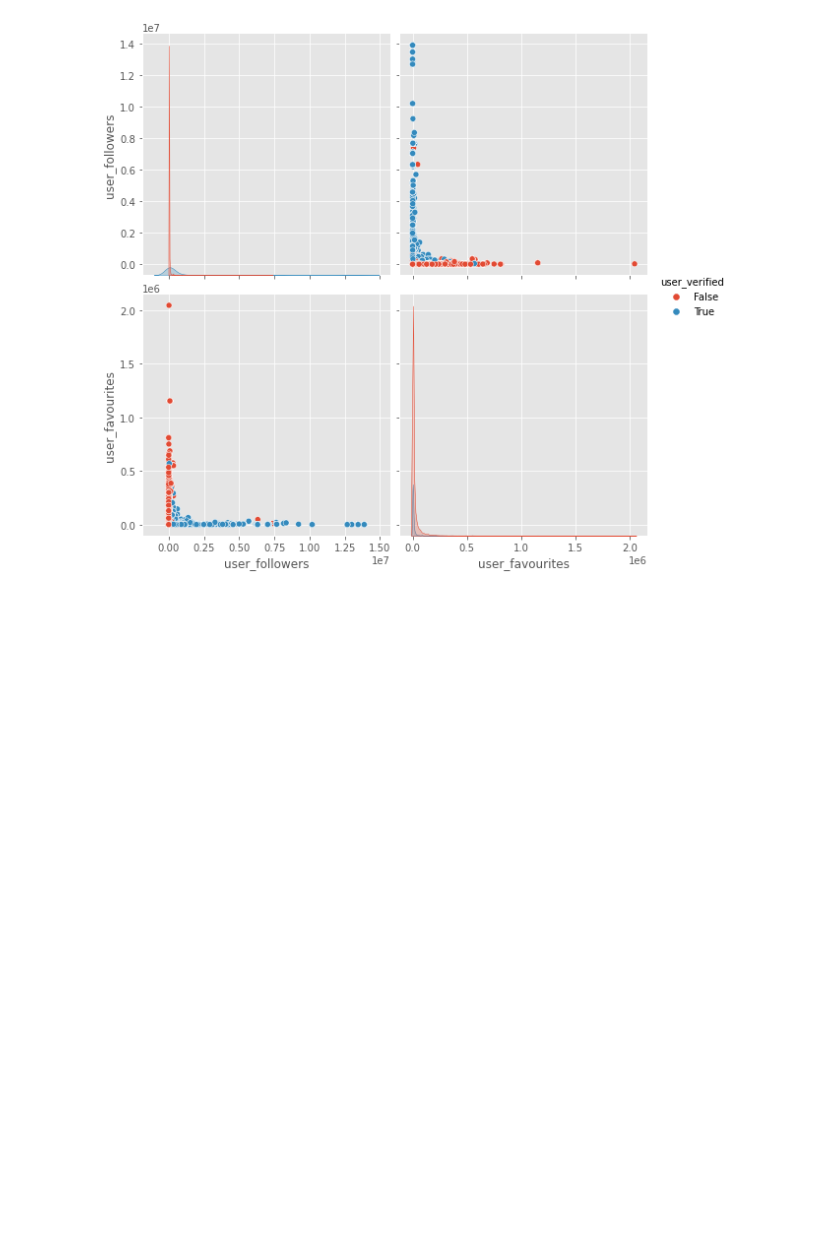
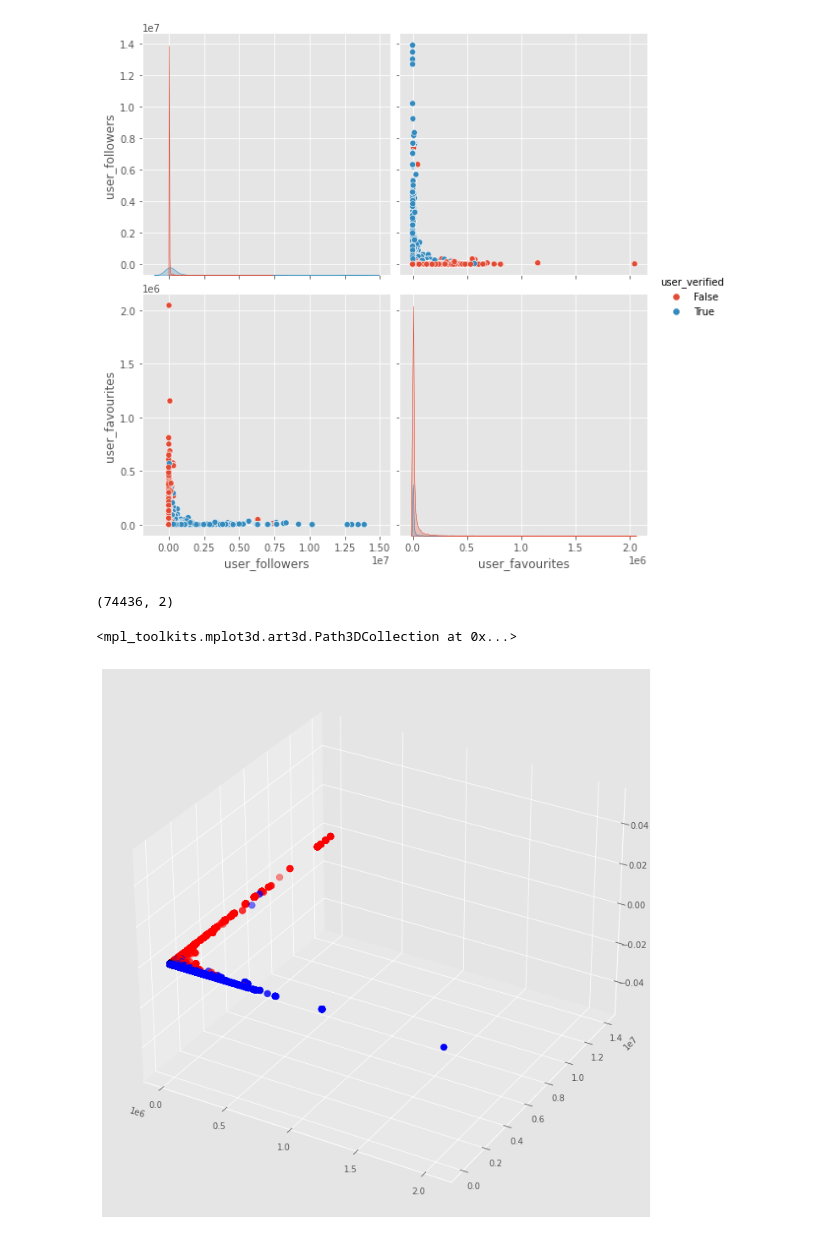
Before and after one commit to LeonelConde/RetoAnalitica, a Jupyter notebook: Reto Analítica de Datos.ipynb, the cells around one changed output. Drawn from its saved outputs; the diff is of its cells as text; code cells hidden in the pictures; blank space fills up the shorter version.

```diff
--- a/Reto Analítica de Datos.ipynb
+++ b/Reto Analítica de Datos.ipynb
@@ -128,3 +128,20 @@ sb.pairplot(new_df.dropna(), hue='user_verified',height=4,vars=["user_followers"
 # %% [output]
 <seaborn.axisgrid.PairGrid at 0x...>
 [figure]
+# %%
+X = np.array(new_df[["user_favourites","user_followers"]])
+y = np.array(new_df['user_verified'])
+X.shape
+# %% [output]
+(74436, 2)
+# %%
+fig = plt.figure()
+ax = Axes3D(fig)
+colores=['blue','red']
+asignar=[]
+for row in y:
+    asignar.append(colores[row])
+ax.scatter(X[:, 0], X[:, 1], c=asignar,s=60)
+# %% [output]
+<mpl_toolkits.mplot3d.art3d.Path3DCollection at 0x...>
+[figure, added]
```
Also changed, not shown: parts of 6 cells of this notebook, 2 other files.
